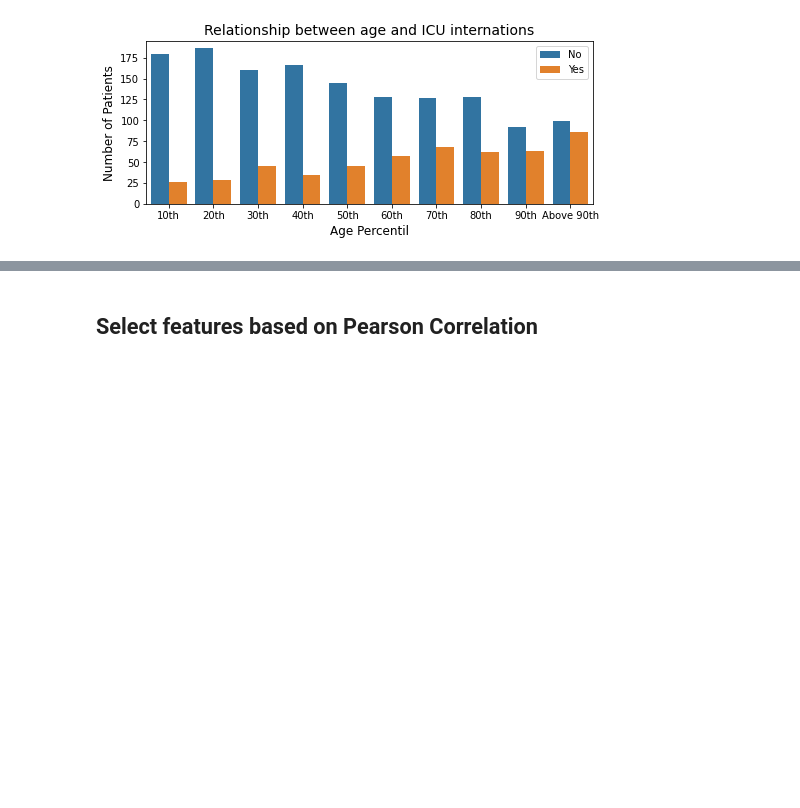
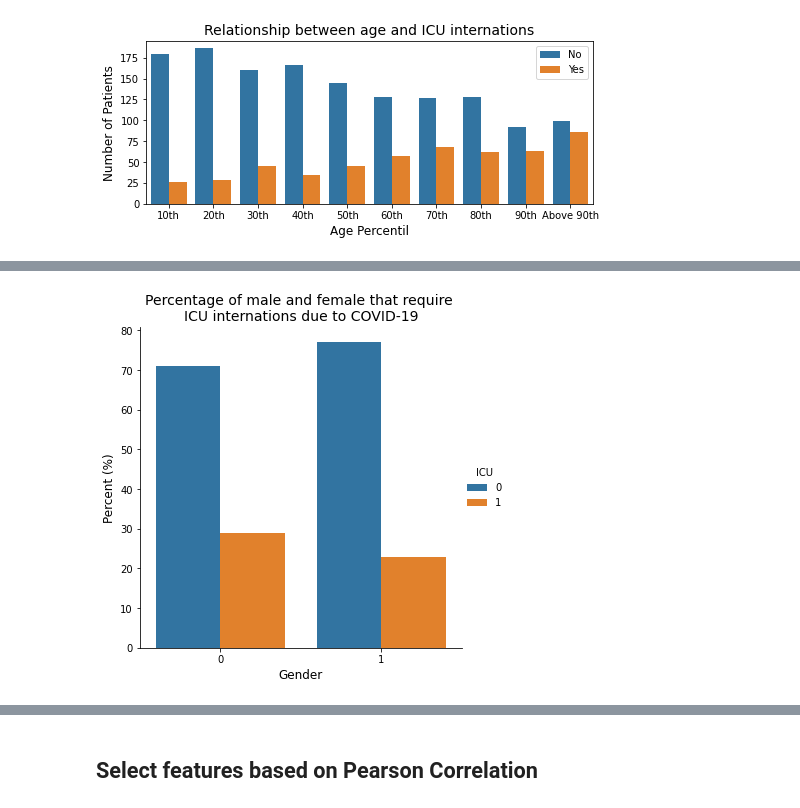
Before and after one commit to carolluzardi/analise_sirio_libanes, a Jupyter notebook: Final_Project_DSBootcamp.ipynb, the cells around one changed output, grey strips where cells are left out. Drawn from its saved outputs; the diff is of its cells as text; code cells hidden in the pictures; blank space fills up the shorter version.

```diff
--- a/Final_Project_DSBootcamp.ipynb
+++ b/Final_Project_DSBootcamp.ipynb
@@ -197,0 +204,9 @@ plt.show()
+# %%
+x,y = 'GENDER', 'ICU'
+(data.groupby(x)[y].value_counts(normalize=True).mul(100).rename('Percent (%)').reset_index().pipe((sns.catplot,'data'), x=x,y='Percent (%)',hue=y,kind='bar'))
+plt.xlabel('Gender', fontsize=12)
+plt.ylabel('Percent (%)', fontsize=12)
+plt.title('Percentage of male and female that require \nICU internations due to COVID-19', fontsize=14)
+plt.show()
+# %% [output]
+[figure, added]
```
Also changed, not shown: parts of 6 cells of this notebook.
